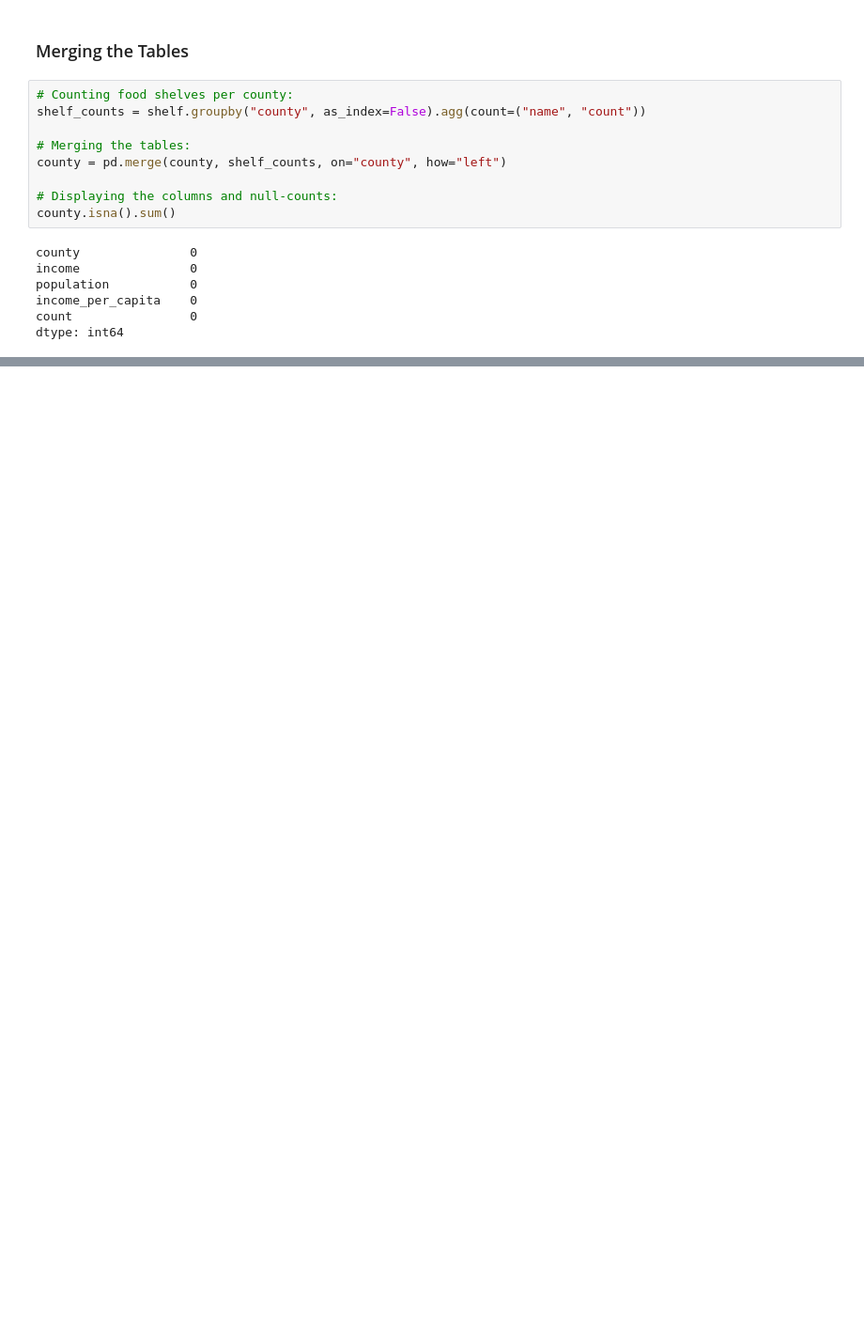
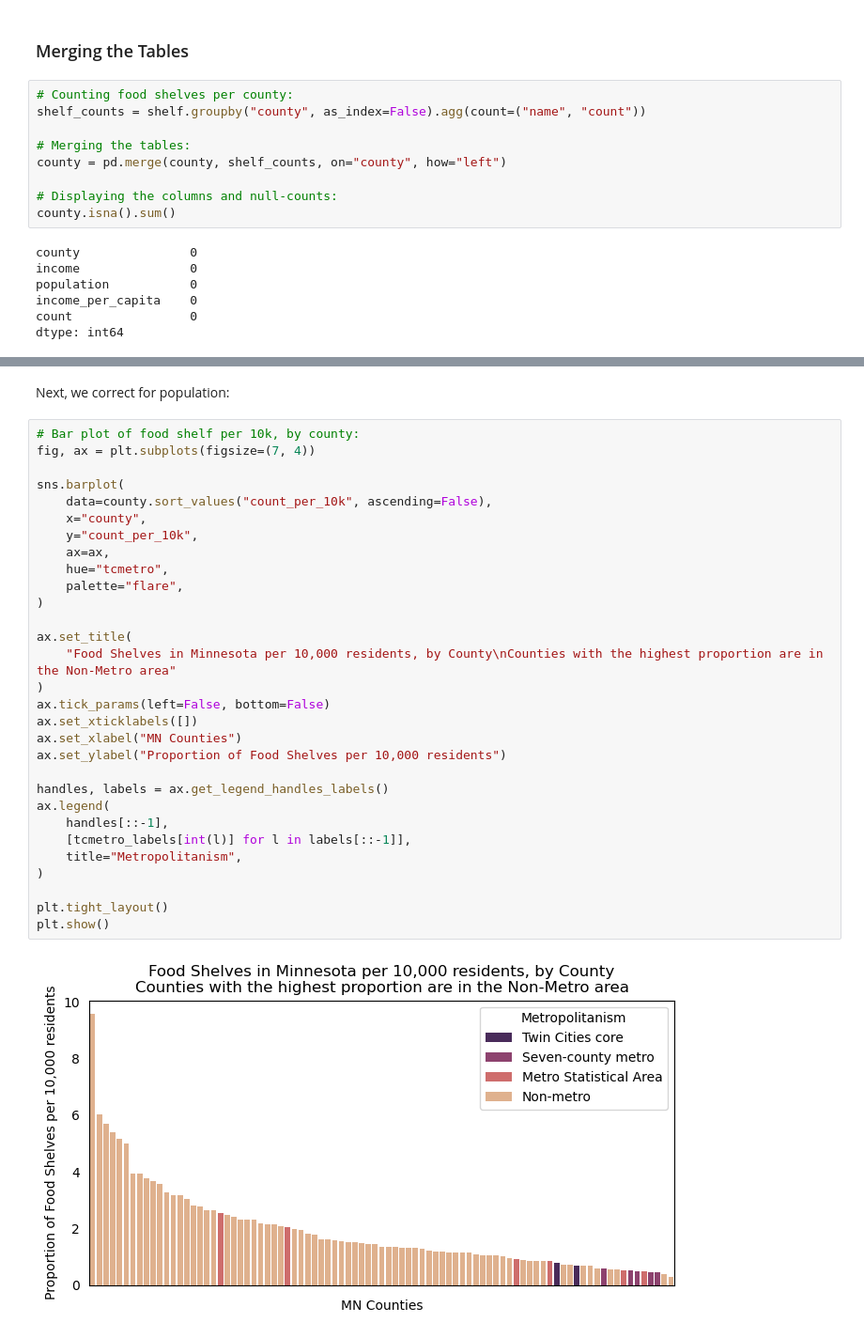
Before and after one commit to a-location-1/mn-food-shelf-analysis, a Jupyter notebook: food_shelf_eda.ipynb, the cells around one changed output, grey strips where cells are left out. Shown at 94% size. Saved outputs shown, nothing was run; the diff lists cells and outputs as text; blank space fills up the shorter version.

```diff
--- a/food_shelf_eda.ipynb
+++ b/food_shelf_eda.ipynb
@@ -462,0 +682,34 @@ metro_counties = [
+# %% [markdown]
+Next, we correct for population:
+# %%
+# Bar plot of food shelf per 10k, by county:
+fig, ax = plt.subplots(figsize=(7, 4))
+
+sns.barplot(
+    data=county.sort_values("count_per_10k", ascending=False),
+    x="county",
+    y="count_per_10k",
+    ax=ax,
+    hue="tcmetro",
+    palette="flare",
+)
+
+ax.set_title(
+    "Food Shelves in Minnesota per 10,000 residents, by County\nCounties with the highest proportion are in the Non-Metro area"
+)
+ax.tick_params(left=False, bottom=False)
+ax.set_xticklabels([])
+ax.set_xlabel("MN Counties")
+ax.set_ylabel("Proportion of Food Shelves per 10,000 residents")
+
+handles, labels = ax.get_legend_handles_labels()
+ax.legend(
+    handles[::-1],
+    [tcmetro_labels[int(l)] for l in labels[::-1]],
+    title="Metropolitanism",
+)
+
+plt.tight_layout()
+plt.show()
+# %% [output]
+[figure, added]
```
Also changed, not shown: parts of 59 cells of this notebook, 2 other files.
